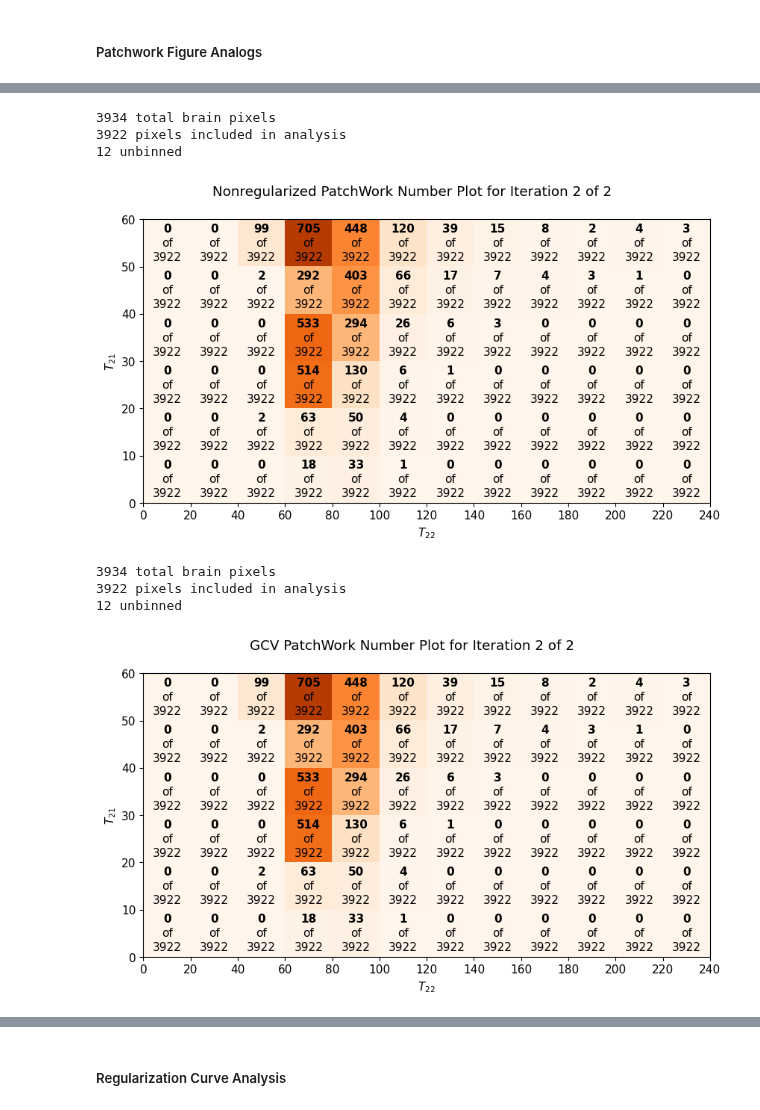
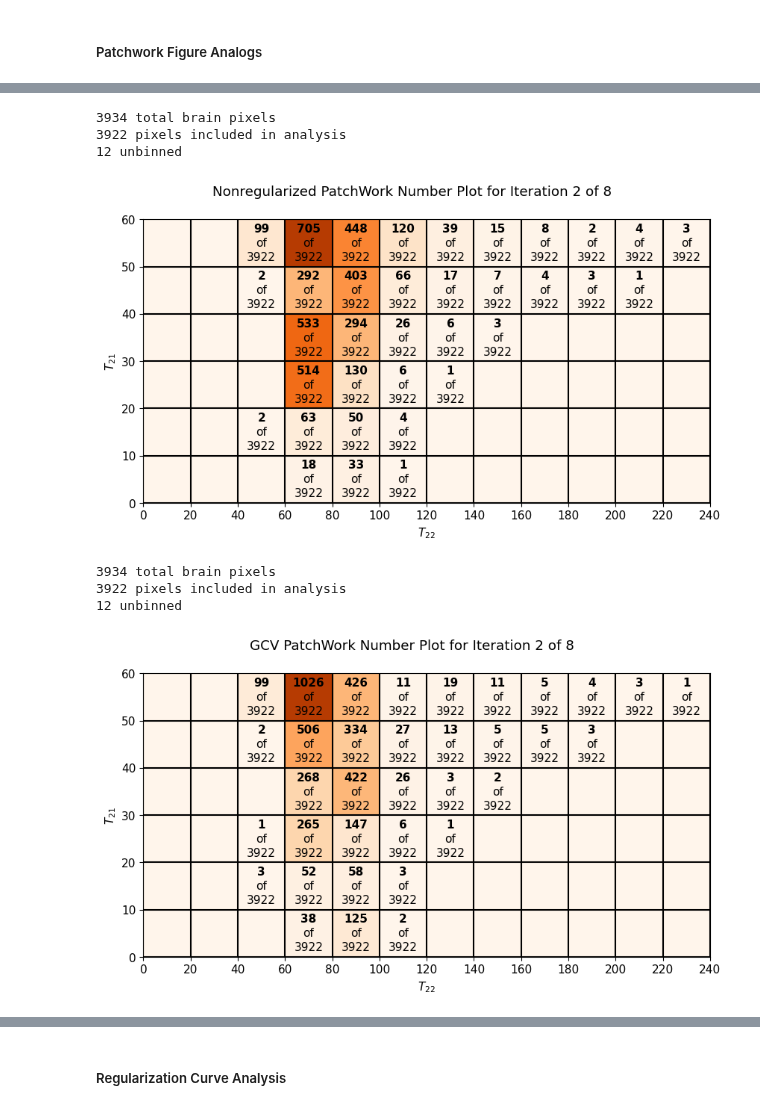
Before and after one commit to Griffin997/Regularization, a Jupyter notebook: EstimateP_ProcessExperiments.ipynb, the cells around one changed output, grey strips where cells are left out. Saved outputs shown, nothing was run; the diff lists cells and outputs as text; code cells hidden in the pictures.

Commit message:
Patchwork Figures

```diff
--- a/EstimateP_ProcessExperiments.ipynb
+++ b/EstimateP_ProcessExperiments.ipynb
@@ -364,7 +364,7 @@ def prepare_data(n_iterations, series_tag, n_v = n_vert, n_h = n_hori, n_lam = n
 # %% [markdown]
 # Generate Data Sets
 # %%
-n_iter_input = 2 #n_iterations
+n_iter_input = n_iterations
 all_nonreg_estimates, all_reg_estimates, all_RSS, all_GCV_estimates, all_GCV_lambdas, all_GCV_curves, all_data = prepare_data(n_iter_input, series_tag)
 # %% [output]
 Retrieving data for ExperimentalSets/SNR_100_subsection_halfC_lowT22_hiLam_02Feb23/brainData_SNR_100_subsection_halfC_lowT22_hiLam_02Feb23_iteration_0.feather
@@ -544,14 +550,16 @@ ax.set_xticklabels(T22_range)
 ax.set_yticklabels(T21_range)
 ax.set_xlabel(r'$T_{22}$')
 ax.set_ylabel(r'$T_{21}$')
+ax.grid(color = 'k', linestyle = '-', linewidth = 1.5)
 
 total_brain_spots = int(np.sum(patchwork_count_array))
 
 for i in range(len(T22_range)-1):
     for j in range(len(T21_range)-1):
-        text = ax.text(i, j-0.3, str(int(patchwork_count_array[j,i])), ha="center", va="center", color="black", weight = "bold")
-        text2 = ax.text(i, j, 'of', ha="center", va="center", color="black")
-        text3 = ax.text(i, j + 0.3, str(total_brain_spots), ha="center", va="center", color="black")
+        if int(patchwork_count_array[j,i]) != 0:
+            text = ax.text(i, j-0.3, str(int(patchwork_count_array[j,i])), ha="center", va="center", color="black", weight = "bold")
+            text2 = ax.text(i, j, 'of', ha="center", va="center", color="black")
+            text3 = ax.text(i, j + 0.3, str(total_brain_spots), ha="center", va="center", color="black")
 
 print(f"{int(np.sum(gs_nonreg_estimates[:,:,0] > 0))} total brain pixels")
 print(f"{total_brain_spots} pixels included in analysis")
@@ -585,14 +593,16 @@ ax.set_xticklabels(T22_range)
 ax.set_yticklabels(T21_range)
 ax.set_xlabel(r'$T_{22}$')
 ax.set_ylabel(r'$T_{21}$')
+ax.grid(color = 'k', linestyle = '-', linewidth = 1.5)
 
 total_brain_spots = int(np.sum(patchwork_count_array))
 
 for i in range(len(T22_range)-1):
     for j in range(len(T21_range)-1):
-        text = ax.text(i, j-0.3, str(int(patchwork_count_array[j,i])), ha="center", va="center", color="black", weight = "bold")
-        text2 = ax.text(i, j, 'of', ha="center", va="center", color="black")
-        text3 = ax.text(i, j + 0.3, str(total_brain_spots), ha="center", va="center", color="black")
+        if int(patchwork_count_array[j,i]) != 0:
+            text = ax.text(i, j-0.3, str(int(patchwork_count_array[j,i])), ha="center", va="center", color="black", weight = "bold")
+            text2 = ax.text(i, j, 'of', ha="center", va="center", color="black")
+            text3 = ax.text(i, j + 0.3, str(total_brain_spots), ha="center", va="center", color="black")
 
 print(f"{int(np.sum(all_nonreg_estimates[iter_oi,:,:,0] > 0))} total brain pixels")
 print(f"{total_brain_spots} pixels included in analysis")
@@ -601,7 +611,7 @@ print(f"{int(np.sum(all_nonreg_estimates[iter_oi,:,:,0] > 0)) - total_brain_spot
 3934 total brain pixels
 3922 pixels included in analysis
 12 unbinned
-[figure, old version]
+[figure, new version]
 # %%
 T21_range = np.arange(60,-1,-10)
 T22_range = np.arange(0,241,20)
@@ -617,32 +627,34 @@ for i in range(len(T21_range)-1):
 # %%
 plt.rc('font', size  = 11)
 fig, ax = plt.subplots(figsize = (9, 5), tight_layout=True)
 fig.suptitle(f"GCV PatchWork Number Plot for Iteration {iter_oi+1} of {n_iterations}")
 imc1 = ax.imshow(patchwork_count_array, cmap = 'Oranges', vmin = 0, vmax = 1.2*np.max(patchwork_count_array))
 
 ax.set_xticks(np.arange(-0.5, len(T22_range)-1, 1))
 ax.set_yticks(np.arange(-0.5, len(T21_range)-1, 1))
 ax.set_xticklabels(T22_range)
 ax.set_yticklabels(T21_range)
 ax.set_xlabel(r'$T_{22}$')
 ax.set_ylabel(r'$T_{21}$')
+ax.grid(color = 'k', linestyle = '-', linewidth = 1.5)
 
 total_brain_spots = int(np.sum(patchwork_count_array))
 
 for i in range(len(T22_range)-1):
     for j in range(len(T21_range)-1):
-        text = ax.text(i, j-0.3, str(int(patchwork_count_array[j,i])), ha="center", va="center", color="black", weight = "bold")
-        text2 = ax.text(i, j, 'of', ha="center", va="center", color="black")
-        text3 = ax.text(i, j + 0.3, str(total_brain_spots), ha="center", va="center", color="black")
+        if int(patchwork_count_array[j,i]) != 0:
+            text = ax.text(i, j-0.3, str(int(patchwork_count_array[j,i])), ha="center", va="center", color="black", weight = "bold")
+            text2 = ax.text(i, j, 'of', ha="center", va="center", color="black")
+            text3 = ax.text(i, j + 0.3, str(total_brain_spots), ha="center", va="center", color="black")
 
 print(f"{int(np.sum(all_GCV_estimates[iter_oi,:,:,0] > 0))} total brain pixels")
 print(f"{total_brain_spots} pixels included in analysis")
 print(f"{int(np.sum(all_GCV_estimates[iter_oi,:,:,0] > 0)) - total_brain_spots} unbinned")
 # %% [output]
 3934 total brain pixels
 3922 pixels included in analysis
 12 unbinned
-[figure, old version]
+[figure, new version]
 # %%
 T21_range = np.arange(60,-1,-10)
 T22_range = np.arange(0,241,20)
```
Also changed, not shown: parts of 17 cells of this notebook.
